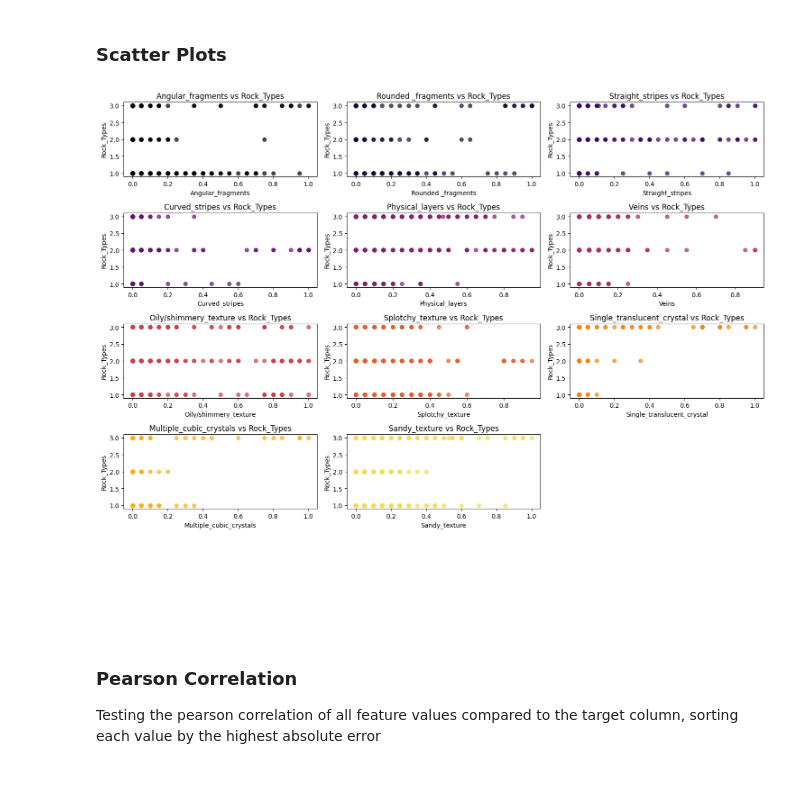
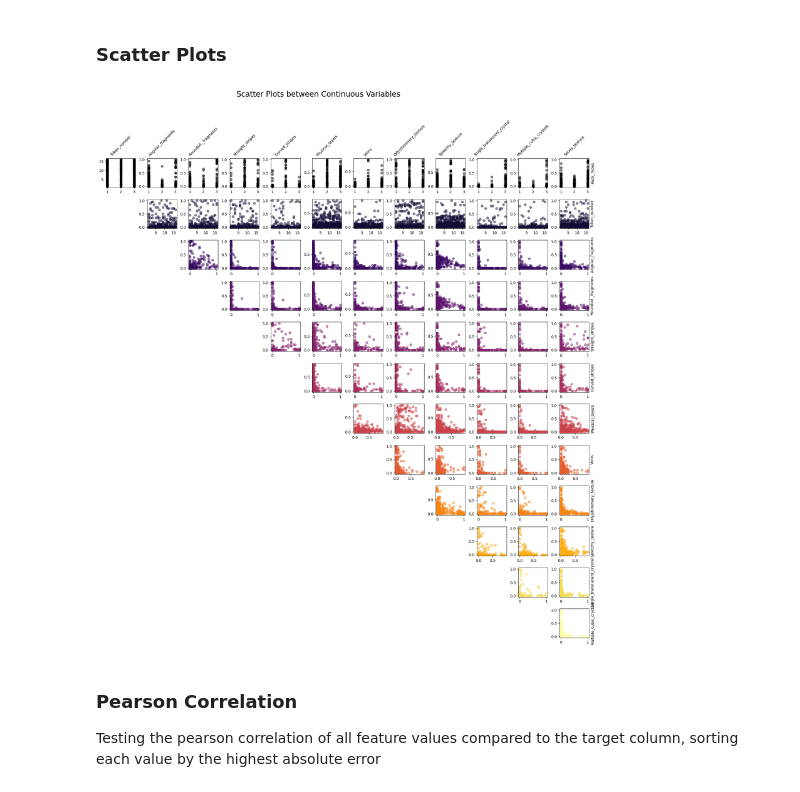
Before and after one commit to jackyeung99/Applied_Machine_Learning, a Jupyter notebook: Assignment02/Q1.ipynb, the cells around one changed output. Cells and saved outputs as stored; diff of their text form; code cells hidden in the pictures.

Commit message:
BUILD: added scatter plots for all values

```diff
--- a/Assignment02/Q1.ipynb
+++ b/Assignment02/Q1.ipynb
@@ -174,27 +174,43 @@ TARGET_VARIABLE = 'Rock_Types'
 FEATURES = DATA_DF.columns.drop([TARGET_VARIABLE, 'Token_number'])
 # %% [markdown]
 ### Scatter Plots
-# %%
-
-fig, axes = plt.subplots(5, 3, figsize=(15,12))
-axes = axes.flatten()
-
-for i, feature in enumerate(FEATURES):
-    ax = axes[i]
-    color = COLORMAP(i / len(filtered_data.columns))
-    ax.scatter(DATA_DF[feature], DATA_DF[TARGET_VARIABLE], alpha=0.7, color=color)
-    ax.set_xlabel(feature)
-    ax.set_ylabel(TARGET_VARIABLE)
-    ax.set_title(f"{feature} vs {TARGET_VARIABLE}")
-
-# Hide any unused subplots if there are fewer features than subplots
-for j in range(i + 1, len(axes)):
-    axes[j].axis("off")
-
-plt.tight_layout()
-plt.show()
-# %% [output]
-[figure, removed]
+# %%
+
+cols = DATA_DF.columns.tolist()
+num_cols = len(cols)
+
+# Set the size of the grid
+fig, axes = plt.subplots(nrows=num_cols, ncols=num_cols, figsize=(25, 25))
+fig.subplots_adjust(hspace=0.4, wspace=0.4)
+
+for i in range(num_cols):
+    for j in range(num_cols):
+        # Only plot in the upper triangle (when column index j > i)
+        if i < j:
+            color = COLORMAP(i / len(filtered_data.columns))
+            col1 = cols[i]
+            col2 = cols[j]
+            axes[i, j].scatter(DATA_DF[col1], DATA_DF[col2], alpha=0.5, color=color)
+
+            # Set labels for the x and y axes
+            if i == 0:
+                axes[i, j].set_title(col2, fontsize=10, rotation=45)
+            if j == num_cols - 1:
+                axes[i, j].set_ylabel(col1, fontsize=10,)
+                axes[i, j].yaxis.set_label_position("right")
+
+        else:
+            axes[i, j].set_visible(False)
+
+
+for i in range(num_cols):
+    axes[num_cols-1, i].set_xlabel(cols[i], fontsize=10)
+
+
+plt.suptitle('Scatter Plots between Continuous Variables', fontsize=20)
+plt.show()
+# %% [output]
+[figure, added]
 # %% [markdown]
 ### Pearson Correlation
 
```
